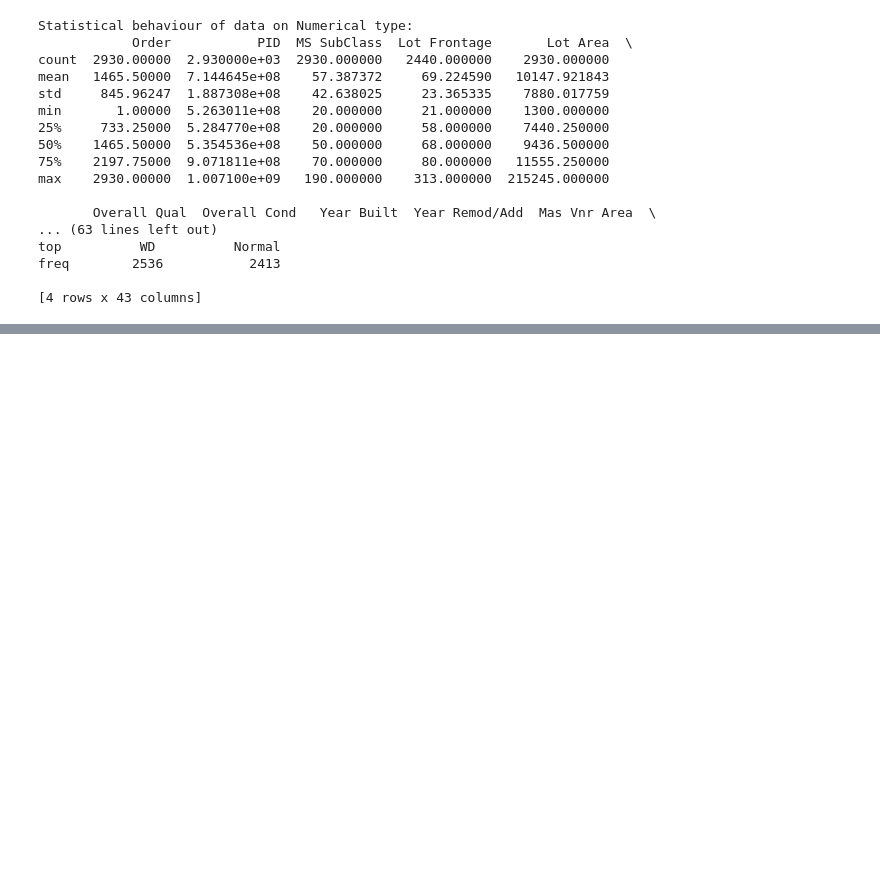
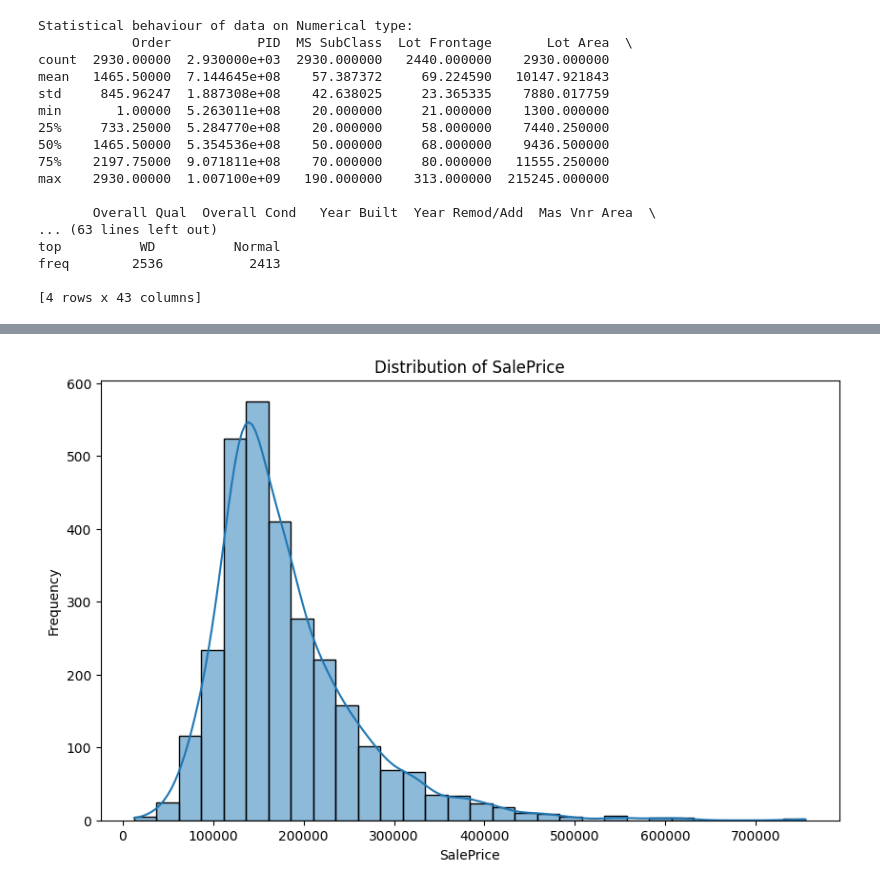
Before and after one commit to mathml42/mlops-price-predictor, a Jupyter notebook: analysis/EDA.ipynb, the cells around one changed output, grey strips where cells are left out. Saved outputs shown, nothing was run; the diff lists cells and outputs as text; code cells hidden in the pictures; blank space fills up the shorter version.

```diff
--- a/analysis/EDA.ipynb
+++ b/analysis/EDA.ipynb
@@ -47,0 +152,6 @@ freq        2536           2413
+# %%
+# Step 3: Univariate Analysis
+univariate_analyzer = UnivariateAnalyzer(NumericalUnivariateAnalysis())
+univariate_analyzer.execute_analysis(df, 'SalePrice')
+# %% [output]
+[figure, added]
```
Also changed, not shown: parts of 10 cells of this notebook.
